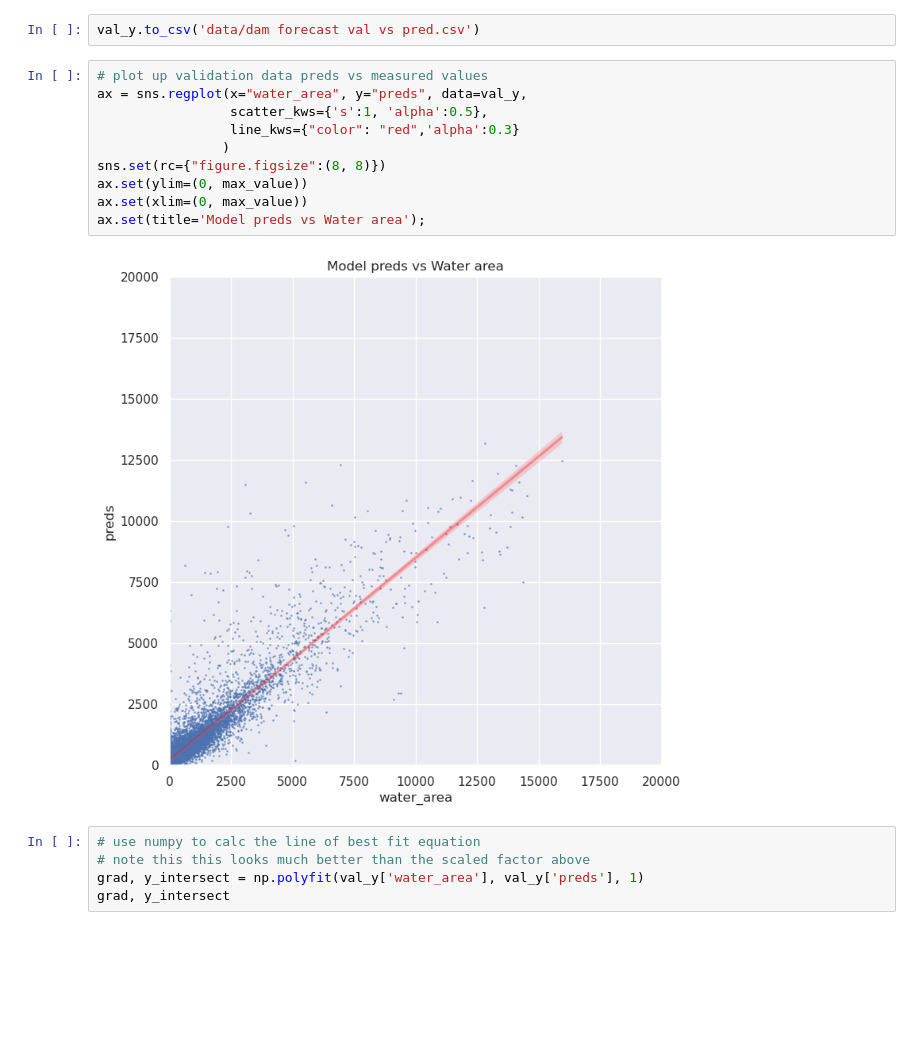
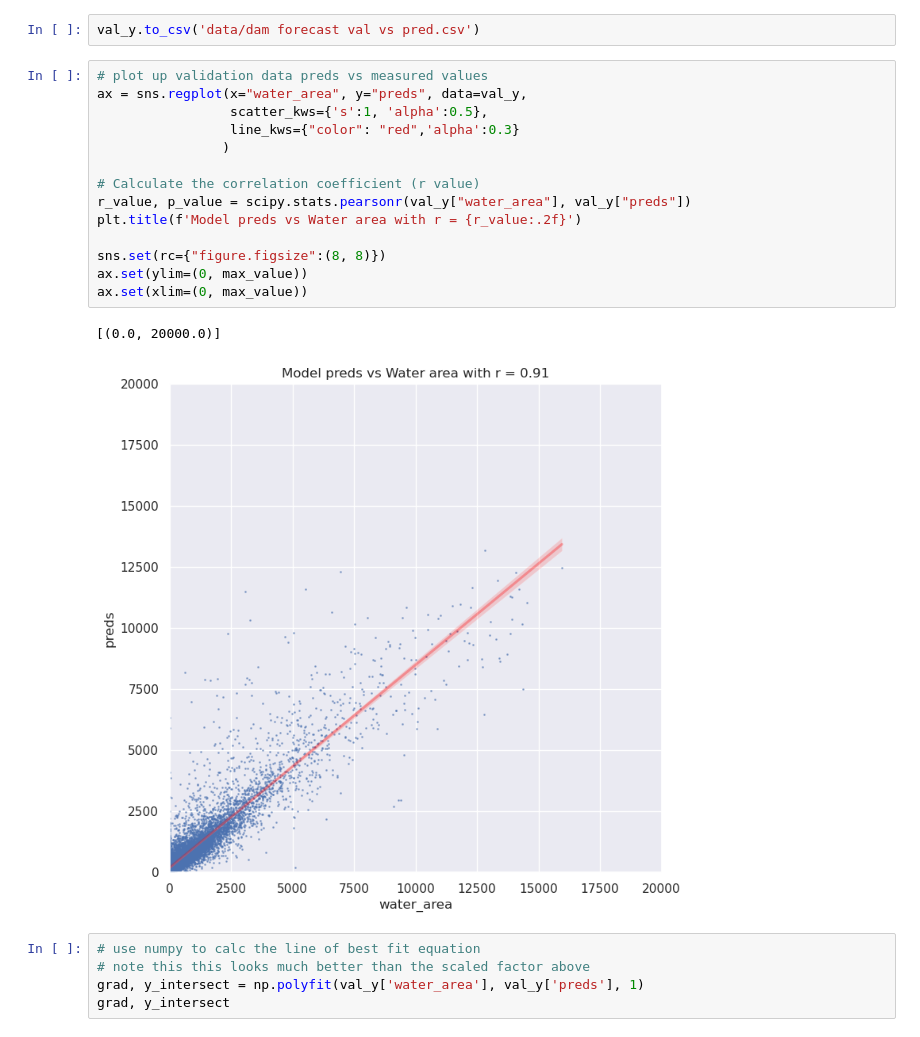
Before and after one commit to DPIRD-DMA/Weather-to-water, a Jupyter notebook: 1 Train dam forecast model XGB.ipynb, the cells around one changed output. Cells and saved outputs as stored; diff of their text form; blank space fills up the shorter version.

```diff
--- a/1 Train dam forecast model XGB.ipynb
+++ b/1 Train dam forecast model XGB.ipynb
@@ -284,15 +286,20 @@ val_y.to_csv('data/dam forecast val vs pred.csv')
 # %%
 # plot up validation data preds vs measured values
 ax = sns.regplot(x="water_area", y="preds", data=val_y,
                  scatter_kws={'s':1, 'alpha':0.5},
                  line_kws={"color": "red",'alpha':0.3}
                 )
+
+# Calculate the correlation coefficient (r value)
+r_value, p_value = scipy.stats.pearsonr(val_y["water_area"], val_y["preds"])
+plt.title(f'Model preds vs Water area with r = {r_value:.2f}')
+
 sns.set(rc={"figure.figsize":(8, 8)})
 ax.set(ylim=(0, max_value))
 ax.set(xlim=(0, max_value))
-ax.set(title='Model preds vs Water area');
 # %% [output]
+[(0.0, 20000.0)]
-[figure, old version]
+[figure, new version]
 # %%
 # use numpy to calc the line of best fit equation
 # note this this looks much better than the scaled factor above
```
Also changed, not shown: parts of 7 cells of this notebook.
